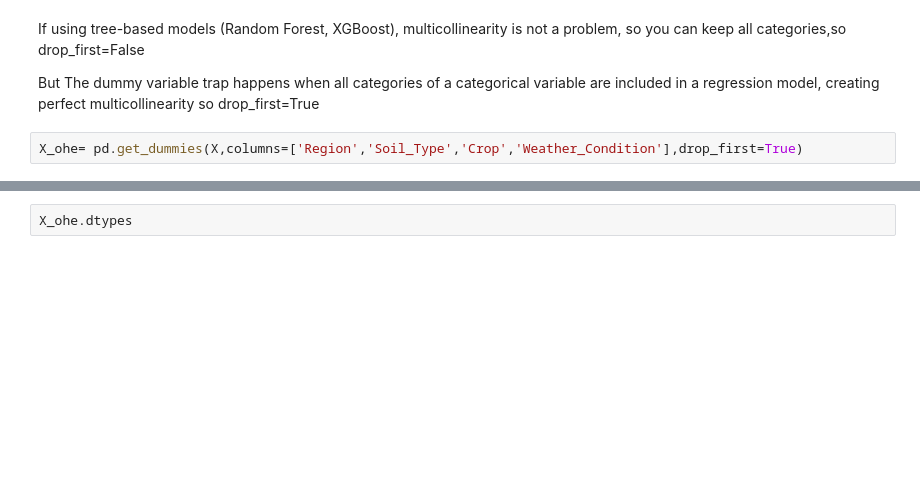
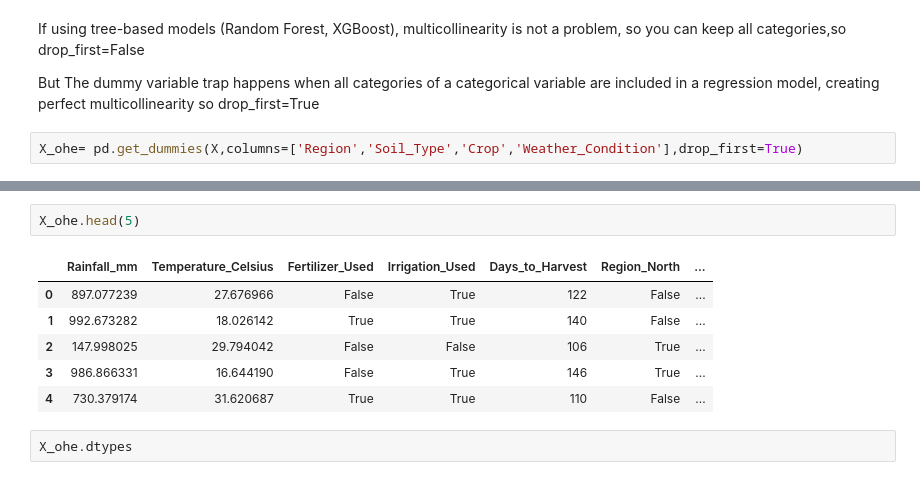
Before and after one commit to sandhu1503/Smart-Crop-Yield-Prediction-Using-ML-DL, a Jupyter notebook: Agriculture_Crop_Yield.ipynb, the cells around one changed output, grey strips where cells are left out. Cells and saved outputs as stored; diff of their text form; blank space fills up the shorter version.

```diff
--- a/Agriculture_Crop_Yield.ipynb
+++ b/Agriculture_Crop_Yield.ipynb
@@ -323,3 +323,12 @@ X_ohe.shape
+# %%
+X_ohe.head(5)
+# %% [output]
+|  | Rainfall_mm | Temperature_Celsius | Fertilizer_Used | Irrigation_Used | Days_to_Harvest | Region_North | ... |
+| 0 | 897.077239 | 27.676966 | False | True | 122 | False | ... |
+| 1 | 992.673282 | 18.026142 | True | True | 140 | False | ... |
+| 2 | 147.998025 | 29.794042 | False | False | 106 | True | ... |
+| 3 | 986.866331 | 16.644190 | False | True | 146 | True | ... |
+| 4 | 730.379174 | 31.620687 | True | True | 110 | False | ... |
 # %%
 X_ohe.dtypes
 # %% [output]
```
Also changed, not shown: parts of 84 cells of this notebook.
